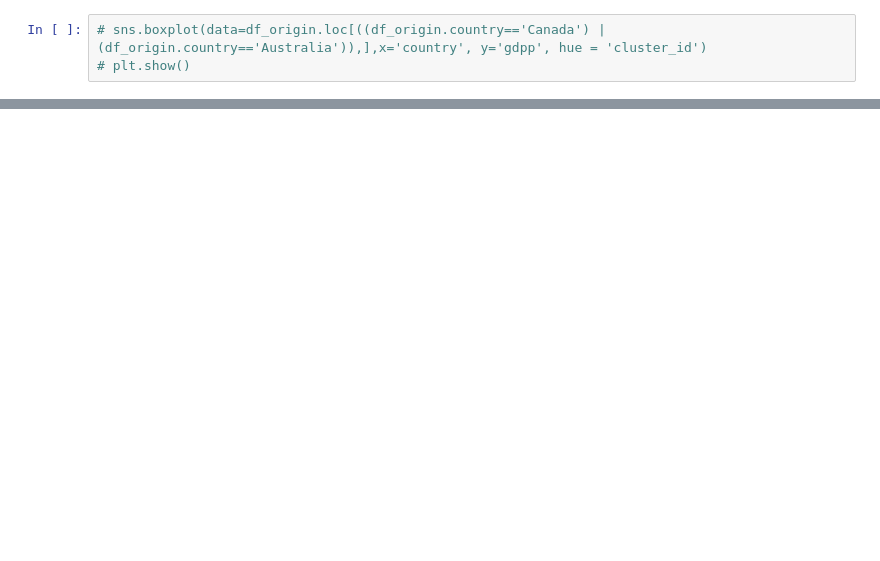
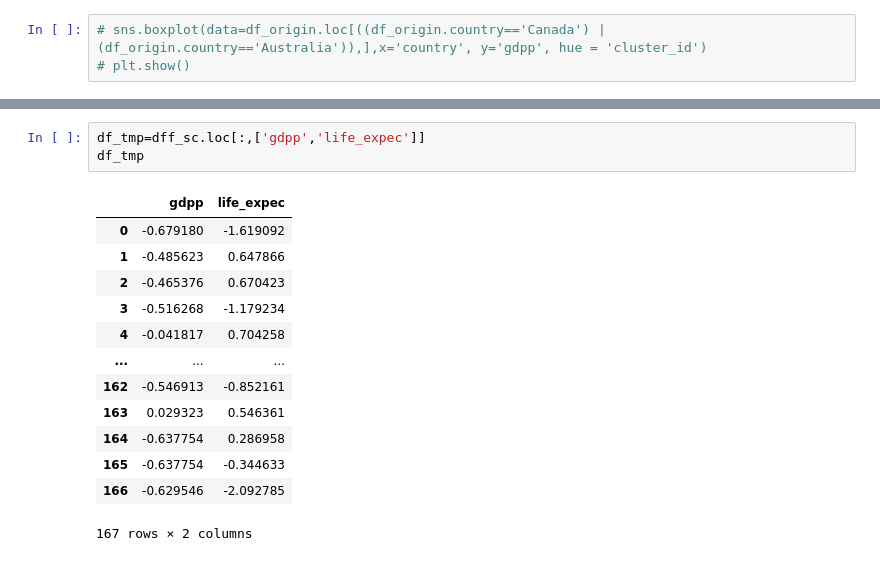
Before and after one commit to praveeendominic/Statistical-ML-models, a Jupyter notebook: clustering country data.ipynb, the cells around one changed output, grey strips where cells are left out. Drawn from its saved outputs; the diff is of its cells as text; blank space fills up the shorter version.

```diff
--- a/clustering country data.ipynb
+++ b/clustering country data.ipynb
@@ -121,0 +131,17 @@ plt.show()
+# %%
+df_tmp=dff_sc.loc[:,['gdpp','life_expec']]
+df_tmp
+# %% [output]
+|  | gdpp | life_expec |
+| 0 | -0.679180 | -1.619092 |
+| 1 | -0.485623 | 0.647866 |
+| 2 | -0.465376 | 0.670423 |
+| 3 | -0.516268 | -1.179234 |
+| 4 | -0.041817 | 0.704258 |
+| ... | ... | ... |
+| 162 | -0.546913 | -0.852161 |
+| 163 | 0.029323 | 0.546361 |
+| 164 | -0.637754 | 0.286958 |
+| 165 | -0.637754 | -0.344633 |
+| 166 | -0.629546 | -2.092785 |
+167 rows × 2 columns
```
Also changed, not shown: parts of 7 cells of this notebook.
